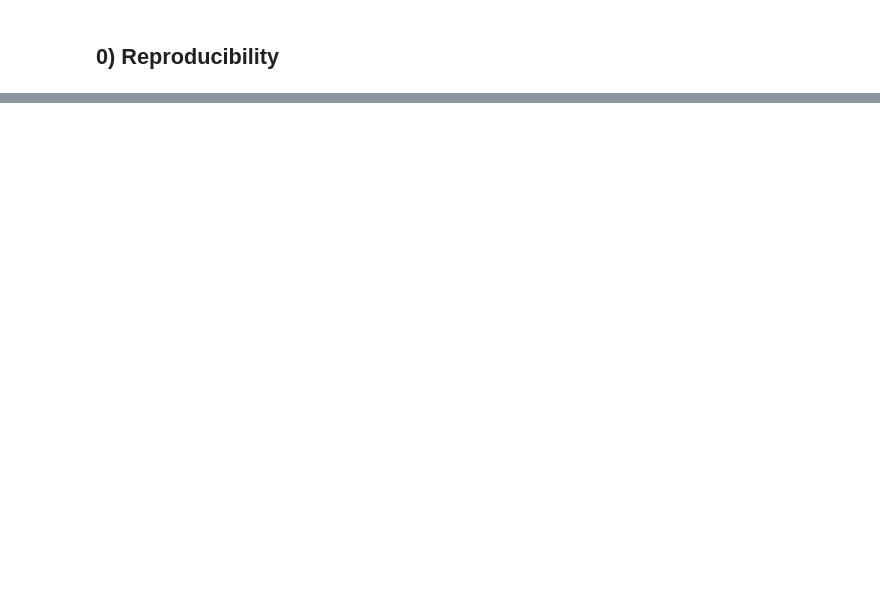
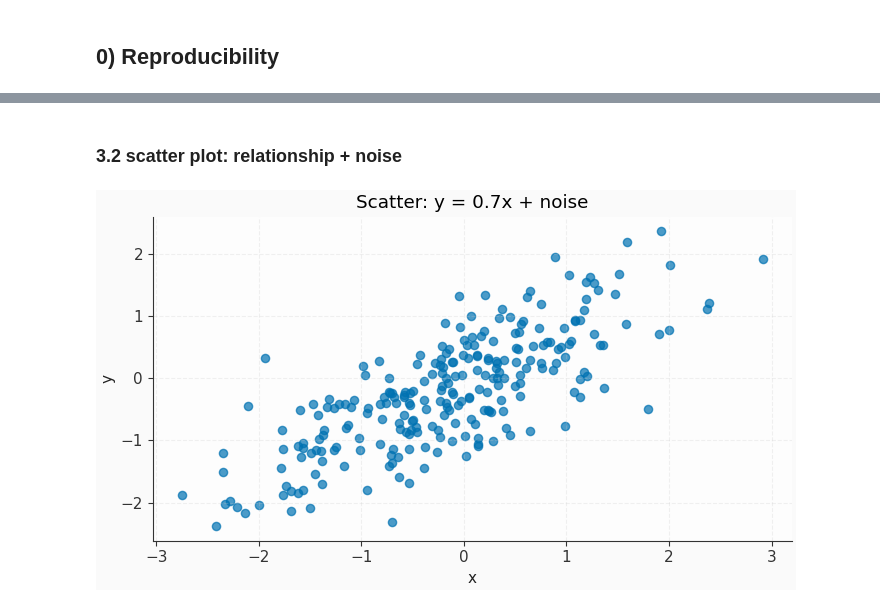
Before and after one commit to tarekmasryo/matplotlib-tutorials, a Jupyter notebook: matplotlib-beginner-to-pro.ipynb, the cells around one changed output, grey strips where cells are left out. Drawn from its saved outputs; the diff is of its cells as text; code cells hidden in the pictures; blank space fills up the shorter version.

```diff
--- a/matplotlib-beginner-to-pro.ipynb
+++ b/matplotlib-beginner-to-pro.ipynb
@@ -691,0 +179,16 @@ fig.savefig("export_example.png", dpi=200, bbox_inches="tight")
+# %% [markdown]
+### 3.2 scatter plot: relationship + noise
+# %%
+## Scatter Plot — y = 0.7x + noise
+
+n = 250
+x = rng.normal(size=n)
+y = 0.7 * x + rng.normal(scale=0.6, size=n)
+
+fig, ax = plt.subplots()
+ax.scatter(x, y, s=35, alpha=0.7)
+ax.set(title="Scatter: y = 0.7x + noise", xlabel="x", ylabel="y")
+
+plt.show()
+# %% [output]
+[figure, added]
```
Also changed, not shown: parts of 166 cells of this notebook.
